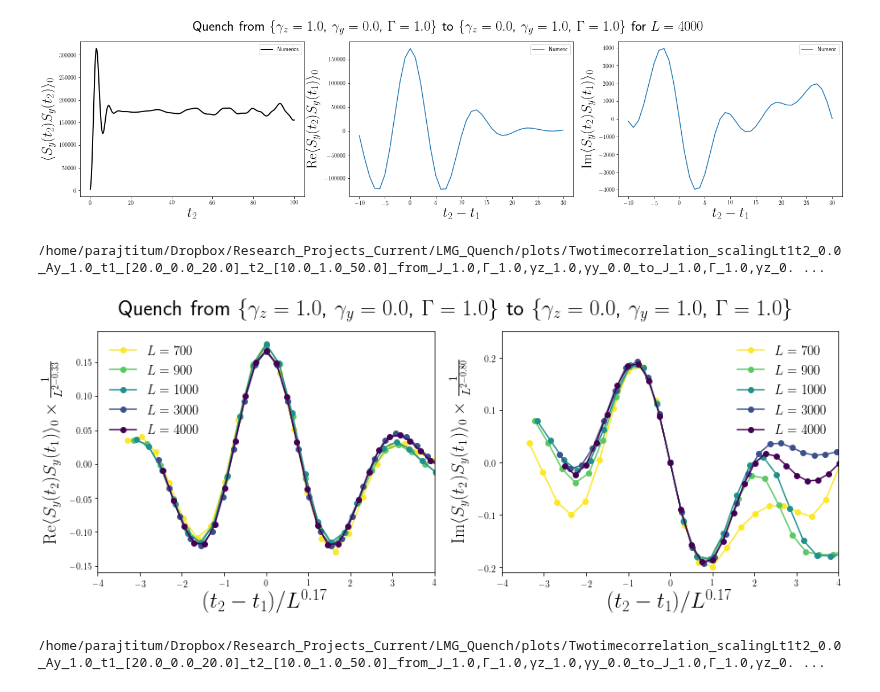
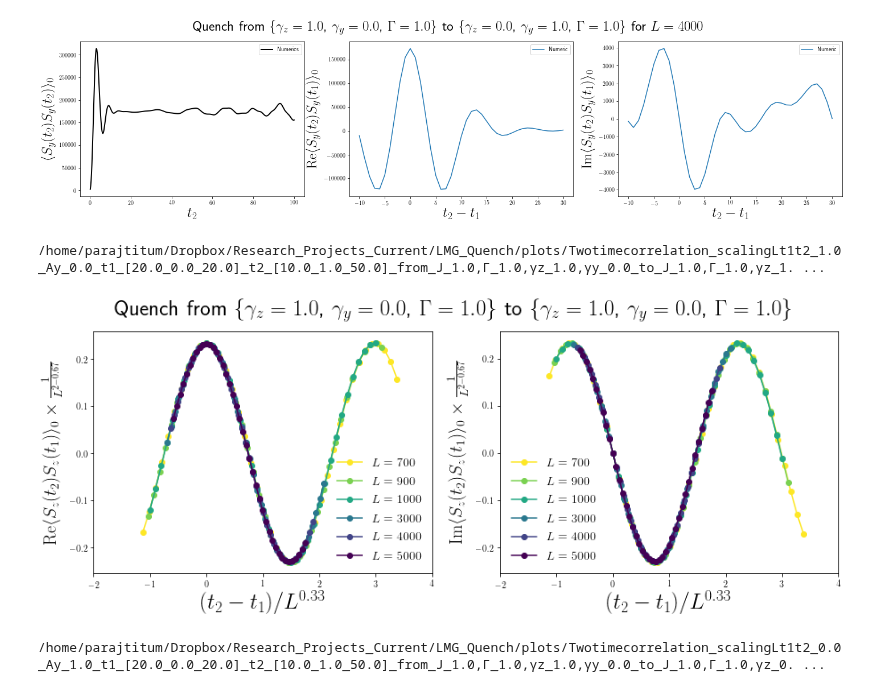
Before and after one commit to paraj003/LMG_quench, a Jupyter notebook: LMG_sim.ipynb, the cells around one changed output. Cells and saved outputs as stored; diff of their text form; code cells hidden in the pictures.

Commit message:
commiting changes to the two-time correlation

```diff
--- a/LMG_sim.ipynb
+++ b/LMG_sim.ipynb
@@ -1026,7 +1026,7 @@ Mϕ2vals=np.zeros((Nsteps,np.size(Larr)))
 deletelist=np.array([],dtype=int)
 for L,p in zip(Larr,range(np.size(Larr))):
     print('L='+str(L), end='\r', flush=True)
-    paramvals0=LMG.Ham_params(N=L,S=L/2,J=1.,γz=1.,γy=0.,Γ=4.)
+    paramvals0=LMG.Ham_params(N=L,S=L/2,J=1.,γz=1.,γy=0.,Γ=10.)
     paramvalsf=LMG.Ham_params(N=L,S=L/2,J=1.,γz=1.,γy=0.,Γ=1.)
     #load Sz^2 data
     filename1=directory5+'Sϕ2t_Az_1.0_Ay_0.0_[0_'+str(dt)+'_'+str(dt*Nsteps)+']_from_'+paramvals0.paramstr()+'_to_'+paramvalsf.paramstr()+'.hdf5'
@@ -1085,7 +1085,7 @@ plt.legend(numpoints=1,loc=1)#bbox_to_anchor=(1.5,1))
 plt.title('Quench from \\{$\\gamma_z= %.1f $, $\\gamma_{y}= %.1f $\\} to \\{$\\gamma_z= %.1f $, $\\gamma_{y}= %.1f $\\} with $L=%d$'%(paramvals0.γz,paramvals0.γy, paramvalsf.γz,paramvalsf.γy,L))
 #figcaption("Time-dependence of the total spin for a system size $L=1000$ with the quench parameters shown in the figure. ")
 plt.subplot(1,2,2)
-mϕ=0.5
+mϕ=0.50
 mt=0.25
 cmap=plt.cm.get_cmap('viridis_r')
 stLind=0
@@ -1135,7 +1135,7 @@ deletelist=np.array([],dtype=int)
 for L,p in zip(Larr,range(np.size(Larr))):
     #print('L='+str(L))#, end='\r', flush=True)
     paramvals0=LMG.Ham_params(N=L,S=L/2,J=1.,γz=1.,γy=0.,Γ=1.)
-    paramvalsf=LMG.Ham_params(N=L,S=L/2,J=1.,γz=0.,γy=1.,Γ=1.)
+    paramvalsf=LMG.Ham_params(N=L,S=L/2,J=1.,γz=1.,γy=0.,Γ=1.)
     #load Sz^2 data
     filename1=directory5+'Twotimecorrelator_Az_1.0_Ay_0.0_t1_'+LMG.arrtostr(t1arr)+'_t2_'+LMG.arrtostr(t2arr)+'_from_'+paramvals0.paramstr()+'_to_'+paramvalsf.paramstr()+'.hdf5'
     #load Sy^2 data
@@ -1208,45 +1207,45 @@ Text(0.5, 0.98, 'Quench from \\{$\\gamma_z= 1.0 $, $\\gamma_{y}= 0.0 $, $\\Gamma
 # %%
 stLind=6 #plots for L values in Larr[stLind:]
 #colormap
 cmap=plt.cm.get_cmap('viridis_r')
 colors = cmap(np.linspace(0,1,np.size(Larr_nonzero2[stLind:])))
 #finite size scaling collapse
-mtR=0.17
-mzR=0.33
+mtR=1/3#0.17
+mzR=2/3#0.33
 plt.figure(figsize=[15,5])
 plt.subplot(1,2,1)
 for L,p in zip(Larr_nonzero2[stLind:],range(stLind,np.size(Larr_nonzero2))):
     #print(p)
-    plt.plot((t2arr-t1arr[0])/L**mtR,(np.real(correlationyvals_nonzero[:,p]))/L**(2-mzR),'-o',color=colors[p-stLind],label='$L=%d$'% L)
+    plt.plot((t2arr-t1arr[0])/L**mtR,(np.real(correlationzvals_nonzero[:,p]))/L**(2-mzR),'-o',color=colors[p-stLind],label='$L=%d$'% L)
 #plt.plot(t2arr-t1arr[0],analytic_correlation_real,label='Analytic')
 plt.xlabel('$(t_2-t_1)/L^{%.2f}$'% mtR,fontsize=25)
-plt.ylabel('${\\rm Re}\\langle S_y(t_2)S_y(t_1)\\rangle_0\\times\\frac{1}{L^{2-%.2f}}$'%mzR,fontsize=20)
-plt.xlim(-4,4)
-plt.ylim (-0.16,0.195)
-plt.legend(fontsize=15,frameon=False,loc=2)
+plt.ylabel('${\\rm Re}\\langle S_z(t_2)S_z(t_1)\\rangle_0\\times\\frac{1}{L^{2-%.2f}}$'%mzR,fontsize=20)
+plt.xlim(-2,4)
+#plt.ylim (-0.16,0.195)
+plt.legend(fontsize=14,frameon=False,loc=4)
 plt.subplot(1,2,2)
-mtI=1/6
-mzI=0.8
+mtI=1/3#1/6
+mzI=2/3
 for L,p in zip(Larr_nonzero2[stLind:],range(stLind,np.size(Larr_nonzero2))):
     #print(p)
-    plt.plot((t2arr-t1arr[0])/L**mtI,(np.imag(correlationyvals_nonzero[:,p]))/L**(2-mzI),'-o',color=colors[p-stLind],label='$L=%d$'% L)
+    plt.plot((t2arr-t1arr[0])/L**mtI,(np.imag(correlationzvals_nonzero[:,p]))/L**(2-mzI),'-o',color=colors[p-stLind],label='$L=%d$'% L)
 #plt.plot(t2arr-t1arr[0],analytic_correlation_real,label='Analytic')
 plt.xlabel('$(t_2-t_1)/L^{%.2f}$'% mtI,fontsize=25)
-plt.ylabel('${\\rm Im}\\langle S_y(t_2)S_y(t_1)\\rangle_0\\times\\frac{1}{L^{2-%.2f}}$'%mzI,fontsize=20)
-plt.xlim(-4,4)
-plt.ylim(-0.21,0.25)
-plt.legend(fontsize=15,frameon=False)
+plt.ylabel('${\\rm Im}\\langle S_z(t_2)S_z(t_1)\\rangle_0\\times\\frac{1}{L^{2-%.2f}}$'%mzI,fontsize=20)
+plt.xlim(-2,4)
+#plt.ylim(-0.3,0.3)
+plt.legend(fontsize=14,frameon=False,loc=3)
 plt.suptitle('Quench from \\{$\\gamma_z= %.1f $, $\\gamma_{y}= %.1f $, $\Gamma=%.1f $\\} to \\{$\\gamma_z= %.1f $, $\\gamma_{y}= %.1f $, $\Gamma=%.1f $\\}'%(paramvals0.γz,paramvals0.γy,paramvals0.Γ, paramvalsf.γz,paramvalsf.γy,paramvalsf.Γ),fontsize=25)
 
 #save figure
-#Az=0.
-#Ay=1.
+#Az=1.
+#Ay=0.
 #figname='/home/parajtitum/Dropbox/Research_Projects_Current/LMG_Quench/plots/Twotimecorrelation_scalingLt1t2_'+str(float(Az))+'_Ay_'+str(float(Ay))+'_t1_'+LMG.arrtostr(t1arr)+'_t2_'+LMG.arrtostr(t2arr)+'_from_'+paramvals0.paramstrwithoutLS()+'_to_'+paramvalsf.paramstrwithoutLS()+'.pdf'
 #print(figname)
 #plt.savefig(figname,bbox_inches="tight")
 # %% [output]
-/home/parajtitum/Dropbox/Research_Projects_Current/LMG_Quench/plots/Twotimecorrelation_scalingLt1t2_0.0_Ay_1.0_t1_[20.0_0.0_20.0]_t2_[10.0_1.0_50.0]_from_J_1.0,Γ_1.0,γz_1.0,γy_0.0_to_J_1.0,Γ_1.0,γz_0. ...
+/home/parajtitum/Dropbox/Research_Projects_Current/LMG_Quench/plots/Twotimecorrelation_scalingLt1t2_1.0_Ay_0.0_t1_[20.0_0.0_20.0]_t2_[10.0_1.0_50.0]_from_J_1.0,Γ_1.0,γz_1.0,γy_0.0_to_J_1.0,Γ_1.0,γz_1. ...
-[figure, old version]
+[figure, new version]
 # %%
 Az=0.
 Ay=1.
```
Also changed, not shown: parts of 7 cells of this notebook.
